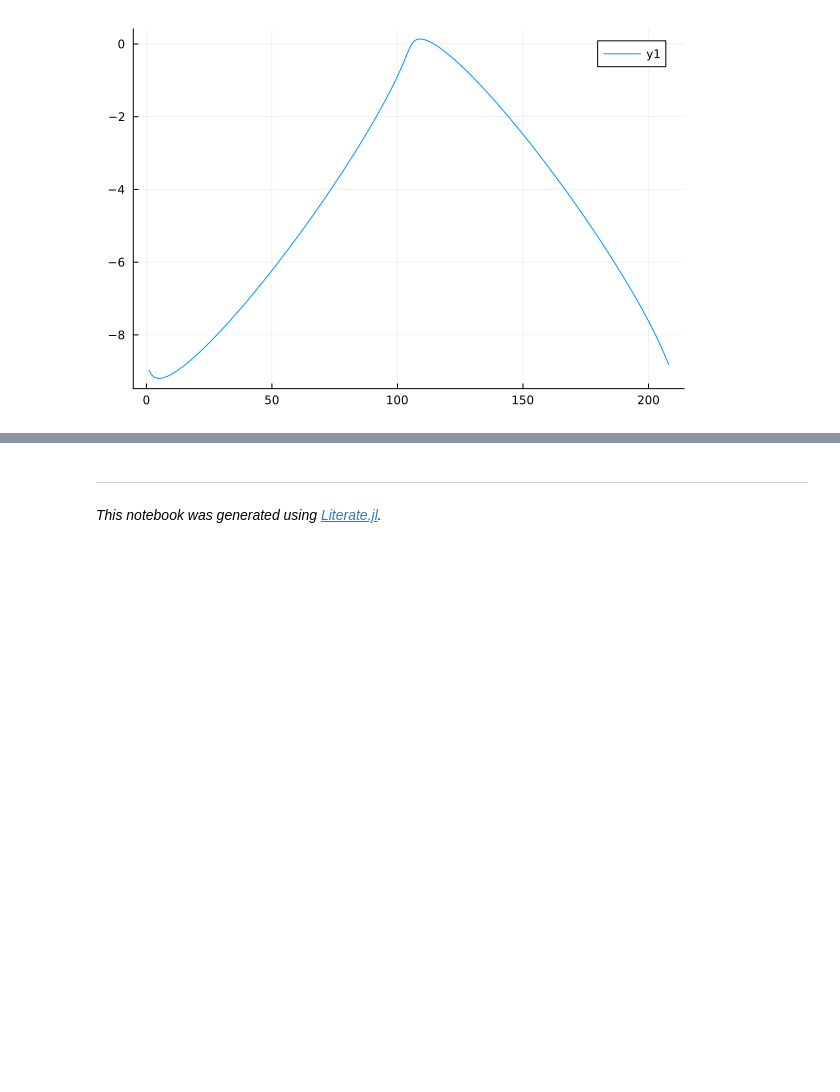
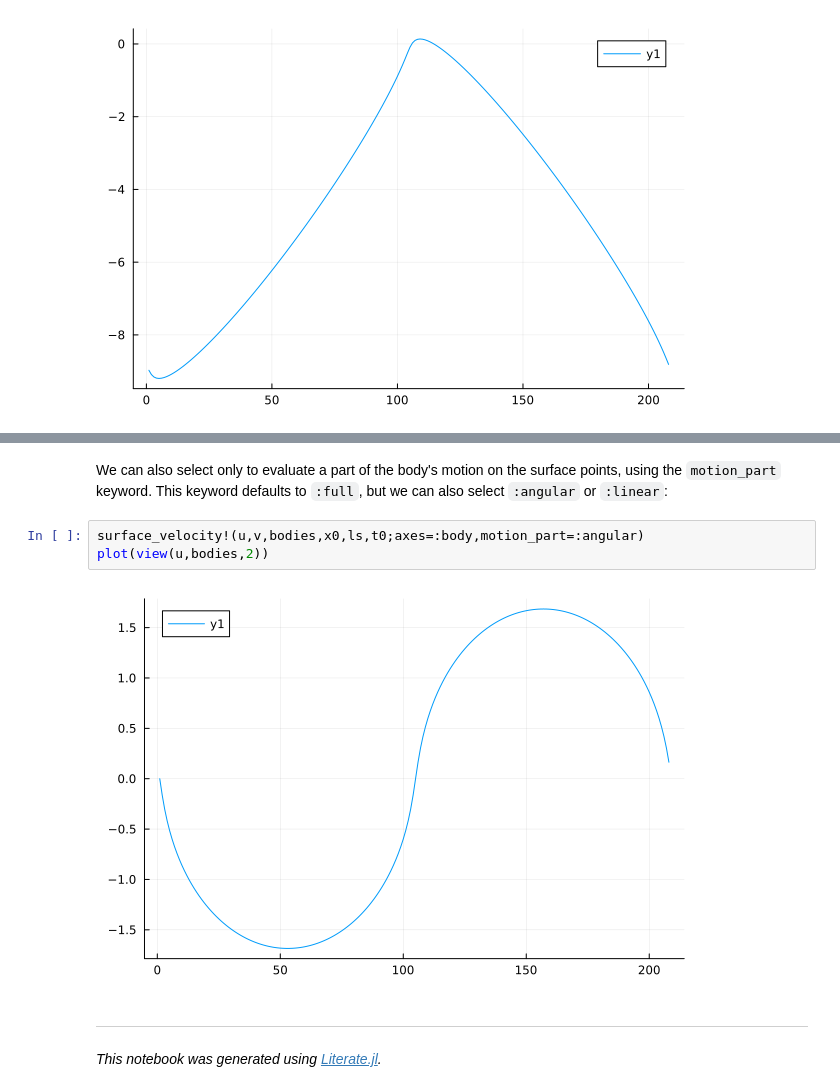
Before and after one commit to JuliaIBPM/RigidBodyTools.jl, a Jupyter notebook: examples/joints.ipynb, the cells around one changed output, grey strips where cells are left out. Drawn from its saved outputs; the diff is of its cells as text; blank space fills up the shorter version.

```diff
--- a/examples/joints.ipynb
+++ b/examples/joints.ipynb
@@ -377,3 +387,12 @@ plot(view(u,bodies,2))
+# %% [markdown]
+We can also select only to evaluate a part of the body's motion on the
+surface points, using the `motion_part` keyword. This keyword defaults to `:full`,
+but we can also select `:angular` or `:linear`:
+# %%
+surface_velocity!(u,v,bodies,x0,ls,t0;axes=:body,motion_part=:angular)
+plot(view(u,bodies,2))
+# %% [output]
+[figure, added]
 # %% [markdown]
 ---
 
```
Also changed, not shown: parts of 3 cells of this notebook, 4 other files.
